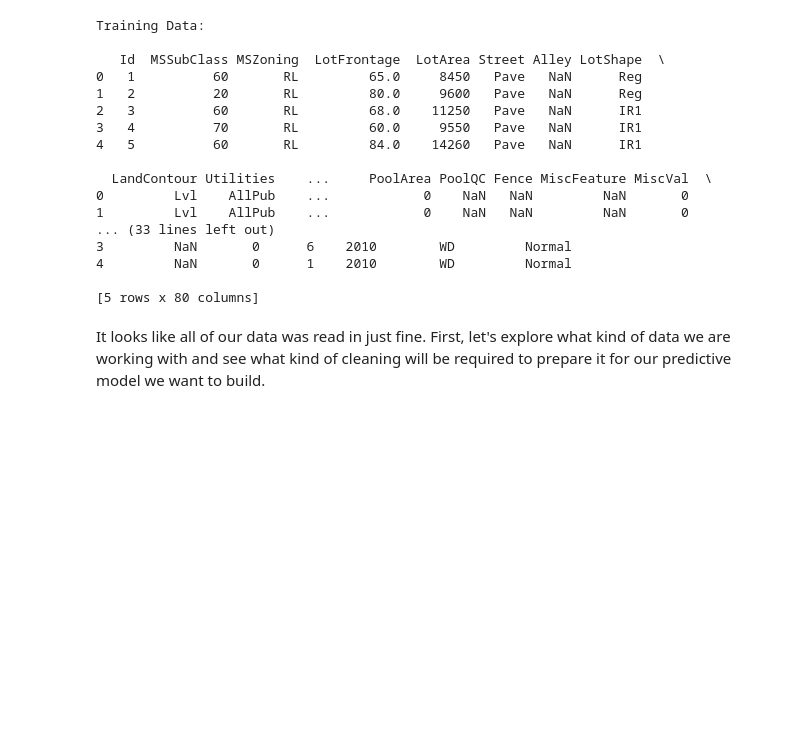
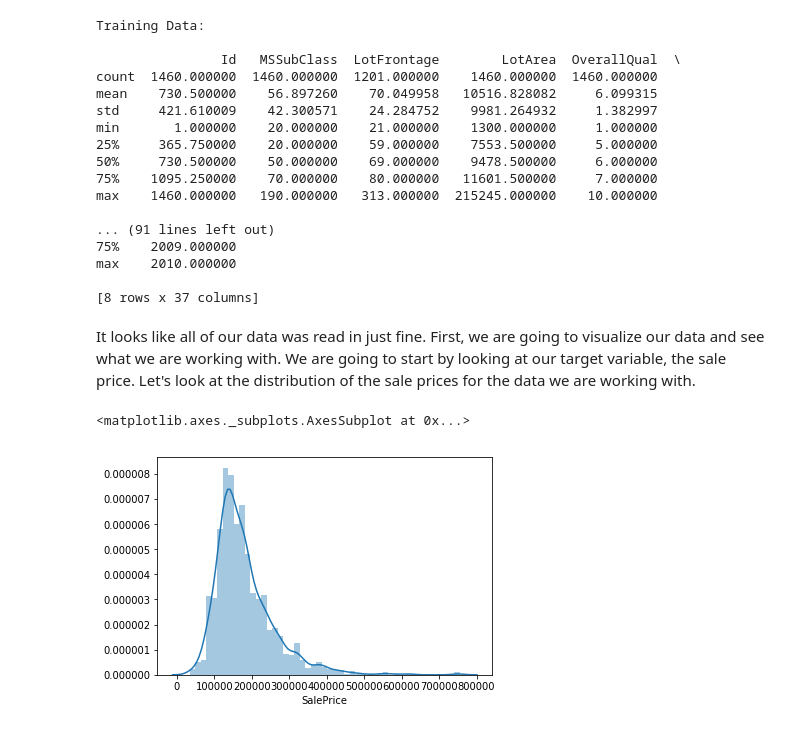
Before and after one commit to ngriffiths13/Applied_Machine_Learning_Classwork, a Jupyter notebook: Homeworks/HW2/Homework 2 - Building a Regression Model.ipynb, the cells around one changed output. Cells and saved outputs as stored; diff of their text form; code cells hidden in the pictures; blank space fills up the shorter version.

Commit message:
data visualized and cleaning started HW2

```diff
--- a/Homeworks/HW2/Homework 2 - Building a Regression Model.ipynb
+++ b/Homeworks/HW2/Homework 2 - Building a Regression Model.ipynb
@@ -12,27 +16,33 @@ test = pd.read_csv(r"C:\Users\nelso\OneDrive\Machine_Learning\Homeworks\HW2\Hous
 # %%
 #Make sure the data read in okay
 print("Training Data: \n")
-print(train.head())
-print("_"*100)
+print(train.describe())
+print("*"*100)
 print("Test Data: \n")
-print(test.head())
+print(test.describe())
 # %% [output]
 Training Data:
 
-   Id  MSSubClass MSZoning  LotFrontage  LotArea Street Alley LotShape  \
-0   1          60       RL         65.0     8450   Pave   NaN      Reg
-1   2          20       RL         80.0     9600   Pave   NaN      Reg
-2   3          60       RL         68.0    11250   Pave   NaN      IR1
-3   4          70       RL         60.0     9550   Pave   NaN      IR1
-4   5          60       RL         84.0    14260   Pave   NaN      IR1
+                Id   MSSubClass  LotFrontage        LotArea  OverallQual  \
+count  1460.000000  1460.000000  1201.000000    1460.000000  1460.000000
+mean    730.500000    56.897260    70.049958   10516.828082     6.099315
+std     421.610009    42.300571    24.284752    9981.264932     1.382997
+min       1.000000    20.000000    21.000000    1300.000000     1.000000
+25%     365.750000    20.000000    59.000000    7553.500000     5.000000
+50%     730.500000    50.000000    69.000000    9478.500000     6.000000
+75%    1095.250000    70.000000    80.000000   11601.500000     7.000000
+max    1460.000000   190.000000   313.000000  215245.000000    10.000000
 
-  LandContour Utilities    ...     PoolArea PoolQC Fence MiscFeature MiscVal  \
-0         Lvl    AllPub    ...            0    NaN   NaN         NaN       0
-1         Lvl    AllPub    ...            0    NaN   NaN         NaN       0
-... (33 lines left out)
-3         NaN       0      6    2010        WD         Normal
-4         NaN       0      1    2010        WD         Normal
+... (91 lines left out)
+75%    2009.000000
+max    2010.000000
 
-[5 rows x 80 columns]
+[8 rows x 37 columns]
-# %% [markdown]
-It looks like all of our data was read in just fine. First, let's explore what kind of data we are working with and see what kind of cleaning will be required to prepare it for our predictive model we want to build.
+# %% [markdown]
+It looks like all of our data was read in just fine. First, we are going to visualize our data and see what we are working with. We are going to start by looking at our target variable, the sale price. Let's look at the distribution of the sale prices for the data we are working with.
+# %%
+#Look at histogram of SalePrice
+sns.distplot(train.SalePrice)
+# %% [output]
+<matplotlib.axes._subplots.AxesSubplot at 0x...>
+[figure, added]
```
Also changed, not shown: parts of 19 cells of this notebook.
